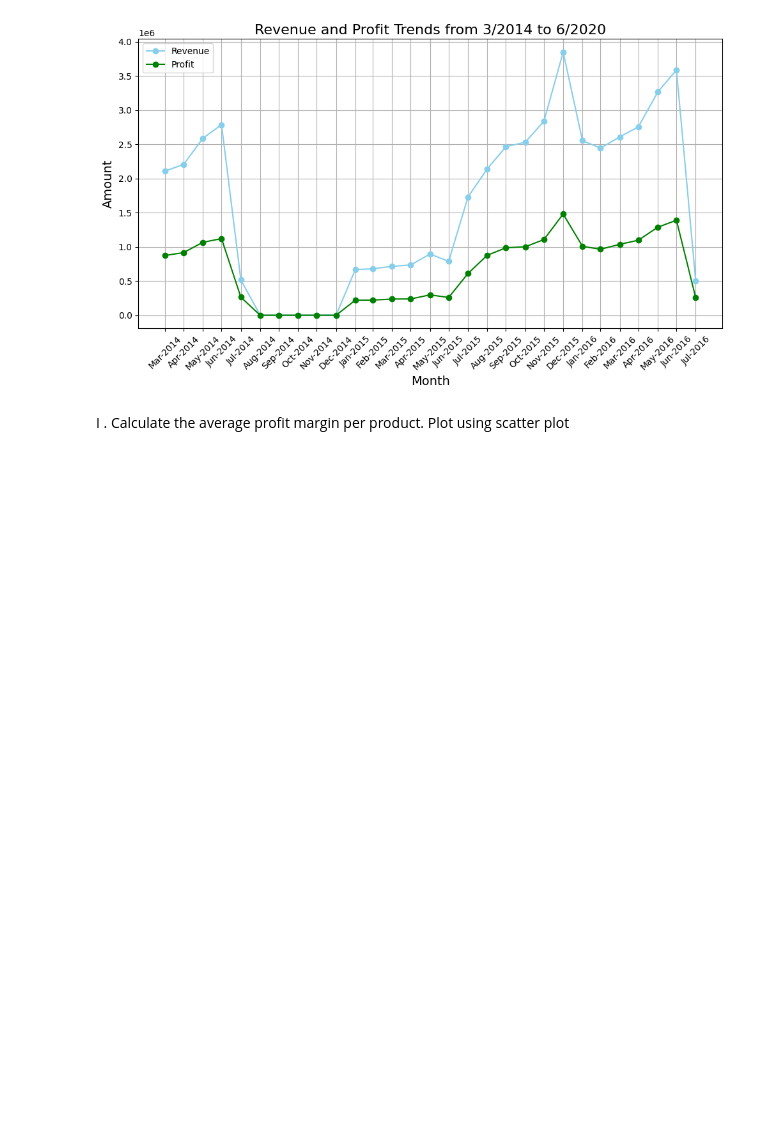
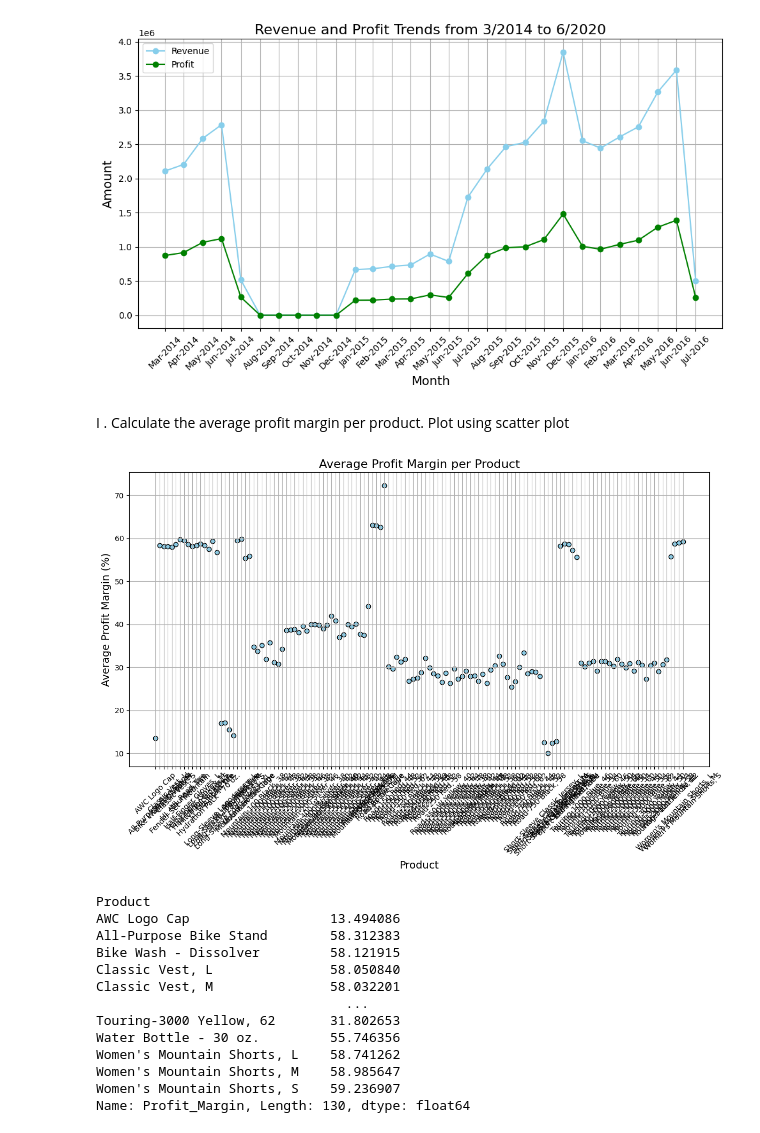
Before and after one commit to srisabarish0112/EntransAI-Induction-Tasks, a Jupyter notebook: tasks.ipynb, the cells around one changed output. Drawn from its saved outputs; the diff is of its cells as text; code cells hidden in the pictures; blank space fills up the shorter version.

Commit message:
average profit margin per product. Plot using scatter plot

```diff
--- a/tasks.ipynb
+++ b/tasks.ipynb
@@ -197,3 +197,33 @@ plt.show()
 [figure]
 # %% [markdown]
 I . Calculate the average profit margin per product. Plot using scatter plot
+# %%
+df['Profit_Margin'] = (df['Profit'] / df['Revenue']) * 100
+# %%
+average_profit_margin = df.groupby('Product')['Profit_Margin'].mean()
+# %%
+plt.figure(figsize=(12, 8))
+plt.scatter(average_profit_margin.index, average_profit_margin.values, color='skyblue', edgecolor='black')
+plt.title('Average Profit Margin per Product', fontsize=16)
+plt.xlabel('Product', fontsize=14)
+plt.ylabel('Average Profit Margin (%)', fontsize=14)
+plt.xticks(rotation=45)
+plt.grid(True)
+plt.tight_layout()
+plt.show()
+print(average_profit_margin)
+# %% [output]
+[figure, added]
+Product
+AWC Logo Cap                  13.494086
+All-Purpose Bike Stand        58.312383
+Bike Wash - Dissolver         58.121915
+Classic Vest, L               58.050840
+Classic Vest, M               58.032201
+                                ...
+Touring-3000 Yellow, 62       31.802653
+Water Bottle - 30 oz.         55.746356
+Women's Mountain Shorts, L    58.741262
+Women's Mountain Shorts, M    58.985647
+Women's Mountain Shorts, S    59.236907
+Name: Profit_Margin, Length: 130, dtype: float64
```
